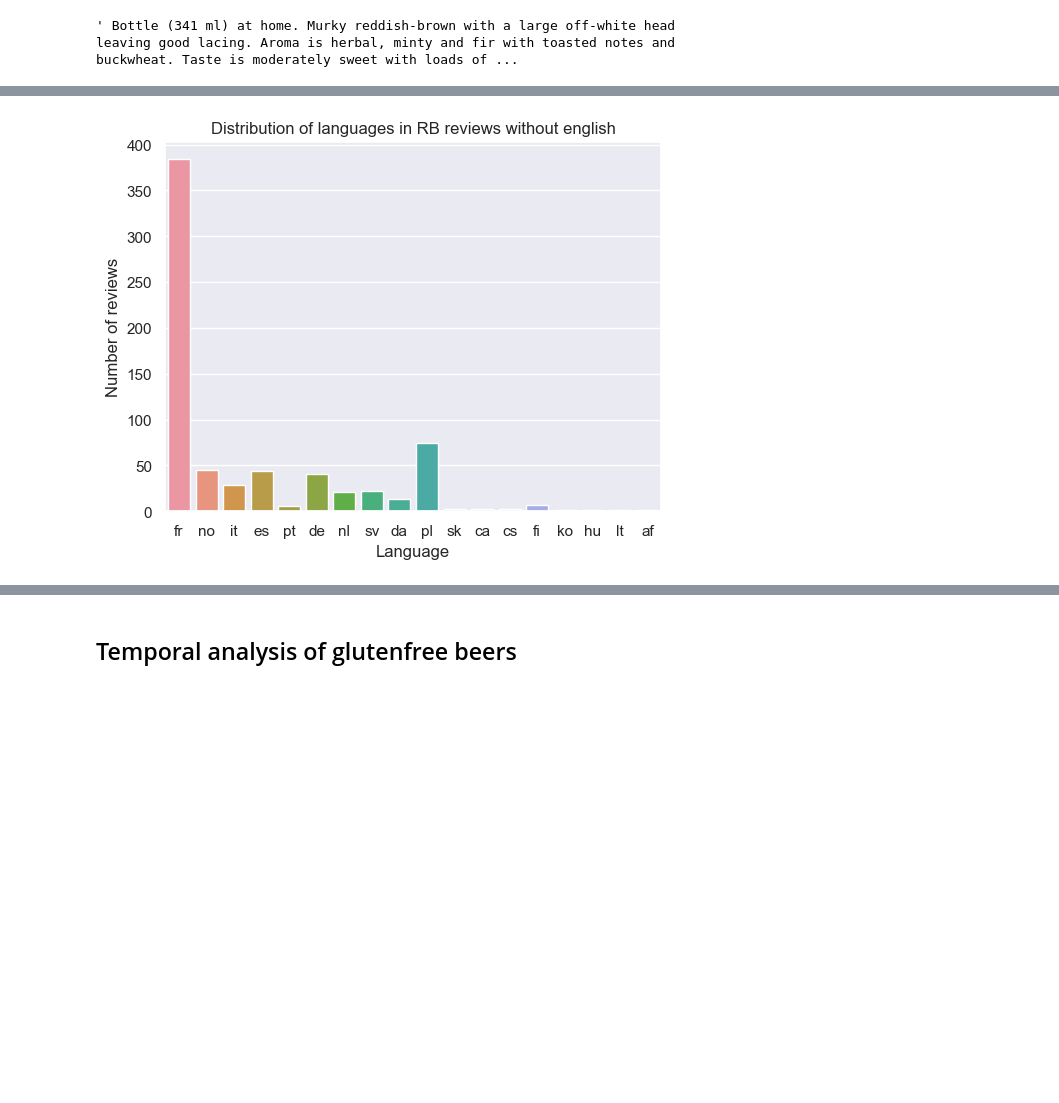
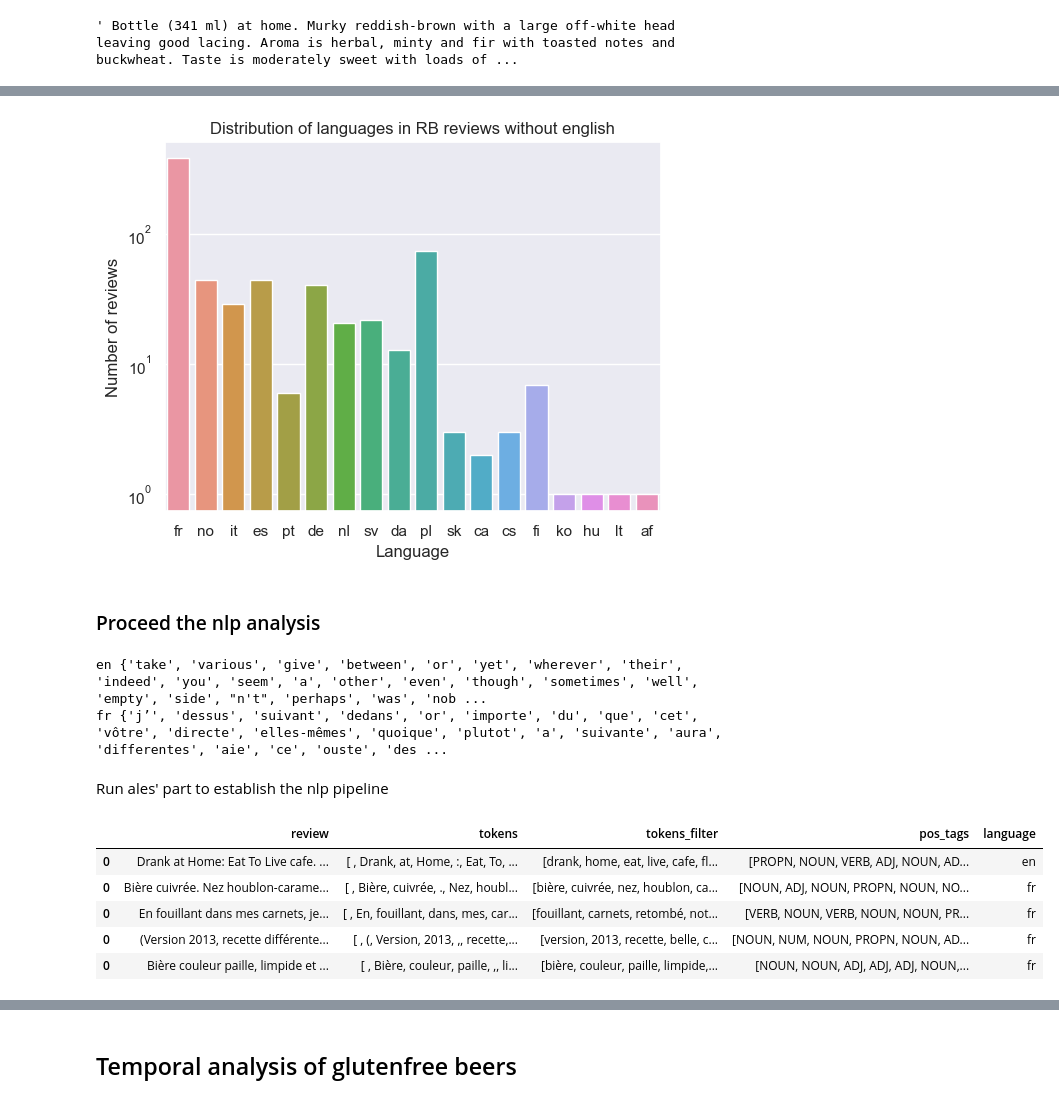
Before and after one commit to epfl-ada/ada-2023-project-adarescueteam, a Jupyter notebook: code/P2_AfterMilestone.ipynb, the cells around one changed output, grey strips where cells are left out. Cells and saved outputs as stored; diff of their text form; code cells hidden in the pictures; blank space fills up the shorter version.

Commit message:
update adjective extraction

```diff
--- a/code/P2_AfterMilestone.ipynb
+++ b/code/P2_AfterMilestone.ipynb
@@ -579,6 +618,63 @@ ax = sns.countplot(x=rb_gf_languages_without_en)
 ax.set_title('Distribution of languages in RB reviews without english')
 ax.set_xlabel('Language')
 ax.set_ylabel('Number of reviews')
+ax.set_yscale('log')
 plt.show()
 # %% [output]
-[figure, old version]
+[figure, new version]
+# %% [markdown]
+### Proceed the nlp analysis
+# %%
+# reset the nlp pipeline
+# add multiple language models
+language_models = {
+    'en': spacy.load('en_core_web_sm'),
+    'fr': spacy.load('fr_core_news_sm')
+}
+# %%
+rb_gf_ratings = pd.read_csv(os.path.join(DATA_RateBeer, 'rb_gf_ratings.csv'), low_memory=False, encoding='utf-8')
+# %%
+# test on first 100 reviews
+rb_gf_ratings_sample = rb_gf_ratings.iloc[:100]
+# %%
+# print stop words for each language
+for lang in language_models:
+    print(lang, language_models[lang].Defaults.stop_words)
+# %% [output]
+en {'take', 'various', 'give', 'between', 'or', 'yet', 'wherever', 'their', 'indeed', 'you', 'seem', 'a', 'other', 'even', 'though', 'sometimes', 'well', 'empty', 'side', "n't", 'perhaps', 'was', 'nob ...
+fr {'j’', 'dessus', 'suivant', 'dedans', 'or', 'importe', 'du', 'que', 'cet', 'vôtre', 'directe', 'elles-mêmes', 'quoique', 'plutot', 'a', 'suivante', 'aura', 'differentes', 'aie', 'ce', 'ouste', 'des ...
+# %% [markdown]
+Run ales' part to establish the nlp pipeline
+# %%
+review_analysis = pd.DataFrame()
+for row in tqdm(range(len(rb_gf_ratings_sample))):
+    review = rb_gf_ratings_sample.iloc[row]['text']
+
+    # assume english
+    doc = language_models['en'](review)
+    detected_language = doc._.language
+
+    if detected_language['language'] in language_models.keys():
+        nlp = language_models[detected_language['language']]
+        doc = nlp(review)
+
+        # Extract information
+        tokens = [token.text for token in doc]
+        # remove stopwords, punctuation, and spaces in tokens
+        # make all tokens lowercase
+        tokens_filter = [token.lower() for token in tokens if not nlp.vocab[token].is_stop and not nlp.vocab[token].is_punct and not token.isspace()]
+        pos_tags = [token.pos_ for token in doc if token.lower_ in tokens_filter]
+
+    else:
+        print('Language ' + detected_language['language'] + ' not in language models')
+    # update the dataframe
+    review_analysis = pd.concat([review_analysis, pd.DataFrame({'review': review, 'tokens': [tokens], 'tokens_filter': [tokens_filter], 'pos_tags': [pos_tags], 'language': [detected_language['language']]})])
+# %%
+review_analysis.head()
+# %% [output]
+|  | review | tokens | tokens_filter | pos_tags | language |
+| 0 | Drank at Home: Eat To Live cafe. ... | [ , Drank, at, Home, :, Eat, To, ... | [drank, home, eat, live, cafe, fl... | [PROPN, NOUN, VERB, ADJ, NOUN, AD... | en |
+| 0 | Bière cuivrée. Nez houblon-carame... | [ , Bière, cuivrée, ., Nez, houbl... | [bière, cuivrée, nez, houblon, ca... | [NOUN, ADJ, NOUN, PROPN, NOUN, NO... | fr |
+| 0 | En fouillant dans mes carnets, je... | [ , En, fouillant, dans, mes, car... | [fouillant, carnets, retombé, not... | [VERB, NOUN, VERB, NOUN, NOUN, PR... | fr |
+| 0 | (Version 2013, recette différente... | [ , (, Version, 2013, ,, recette,... | [version, 2013, recette, belle, c... | [NOUN, NUM, NOUN, PROPN, NOUN, AD... | fr |
+| 0 | Bière couleur paille, limpide et ... | [ , Bière, couleur, paille, ,, li... | [bière, couleur, paille, limpide,... | [NOUN, NOUN, ADJ, ADJ, ADJ, NOUN,... | fr |
```
Also changed, not shown: parts of 23 cells of this notebook.
